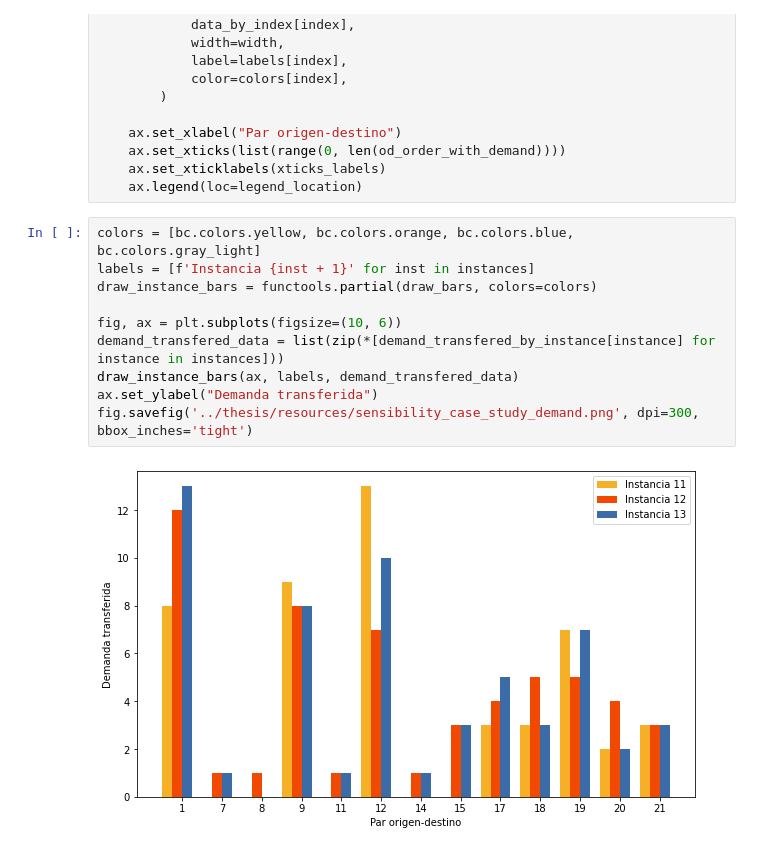
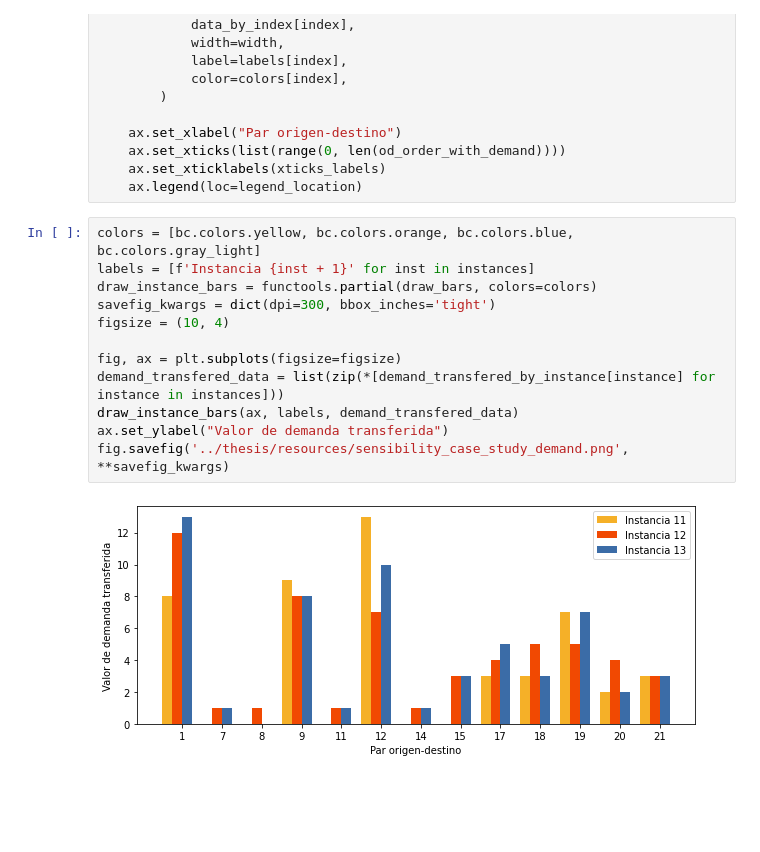
Before and after one commit to joaquinco/bicycle-network-design, a Jupyter notebook: notebooks/Sioux Falls - Sensibility.ipynb, the cells around one changed output. Saved outputs shown, nothing was run; the diff lists cells and outputs as text; blank space fills up the shorter version.

Commit message:
improve perturbations description and some images

```diff
--- a/notebooks/Sioux Falls - Sensibility.ipynb
+++ b/notebooks/Sioux Falls - Sensibility.ipynb
@@ -194,13 +194,15 @@ def draw_bars(ax, labels, data, width=0.25, colors=None, legend_location='best')
 # %%
 colors = [bc.colors.yellow, bc.colors.orange, bc.colors.blue, bc.colors.gray_light]
 labels = [f'Instancia {inst + 1}' for inst in instances]
 draw_instance_bars = functools.partial(draw_bars, colors=colors)
+savefig_kwargs = dict(dpi=300, bbox_inches='tight')
+figsize = (10, 4)
 
-fig, ax = plt.subplots(figsize=(10, 6))
+fig, ax = plt.subplots(figsize=figsize)
 demand_transfered_data = list(zip(*[demand_transfered_by_instance[instance] for instance in instances]))
 draw_instance_bars(ax, labels, demand_transfered_data)
-ax.set_ylabel("Demanda transferida")
-fig.savefig('../thesis/resources/sensibility_case_study_demand.png', dpi=300, bbox_inches='tight')
+ax.set_ylabel("Valor de demanda transferida")
+fig.savefig('../thesis/resources/sensibility_case_study_demand.png', **savefig_kwargs)
 # %% [output]
-[figure, old version]
+[figure, new version]
 # %%
```
Also changed, not shown: parts of 4 cells of this notebook, 4 other files.
